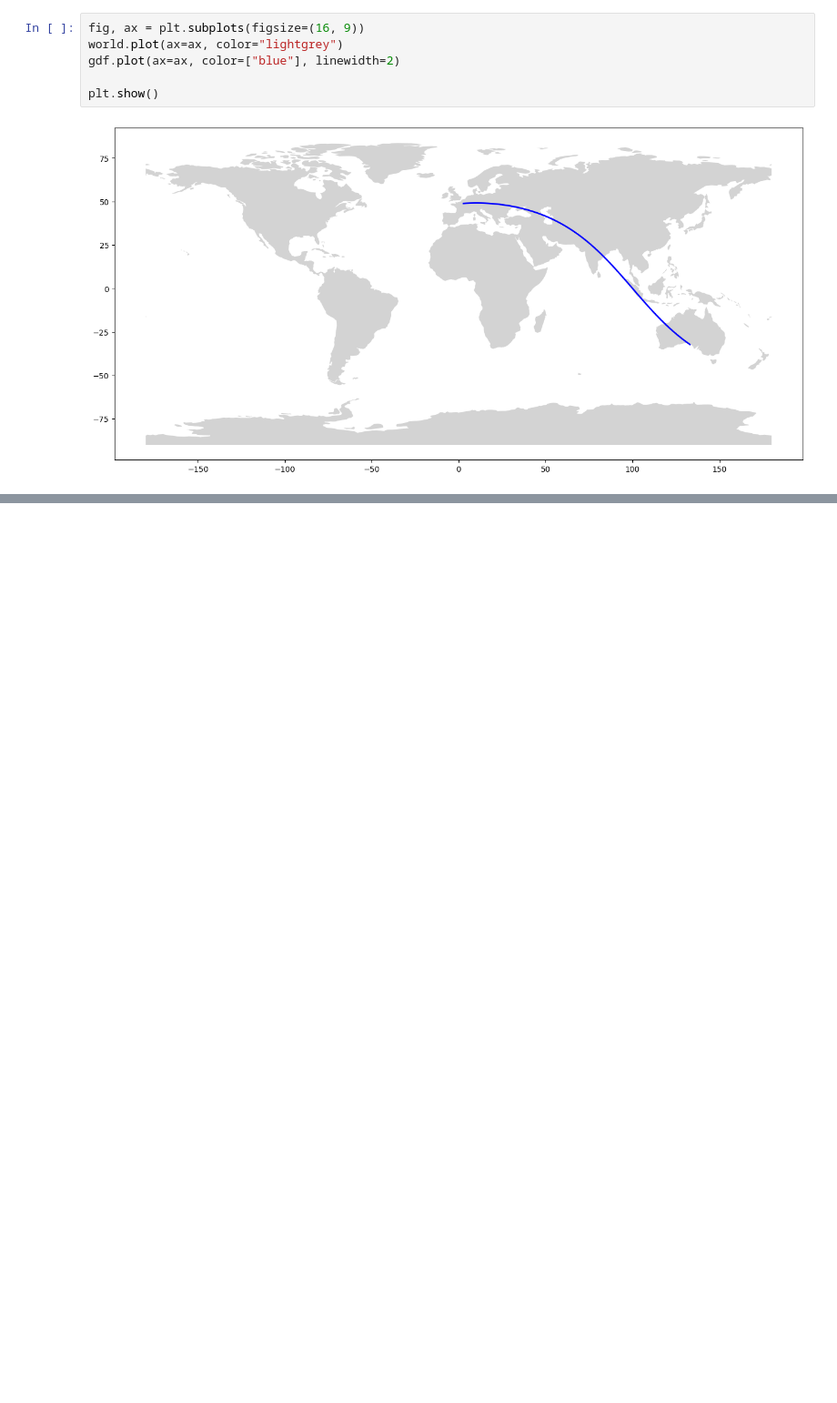
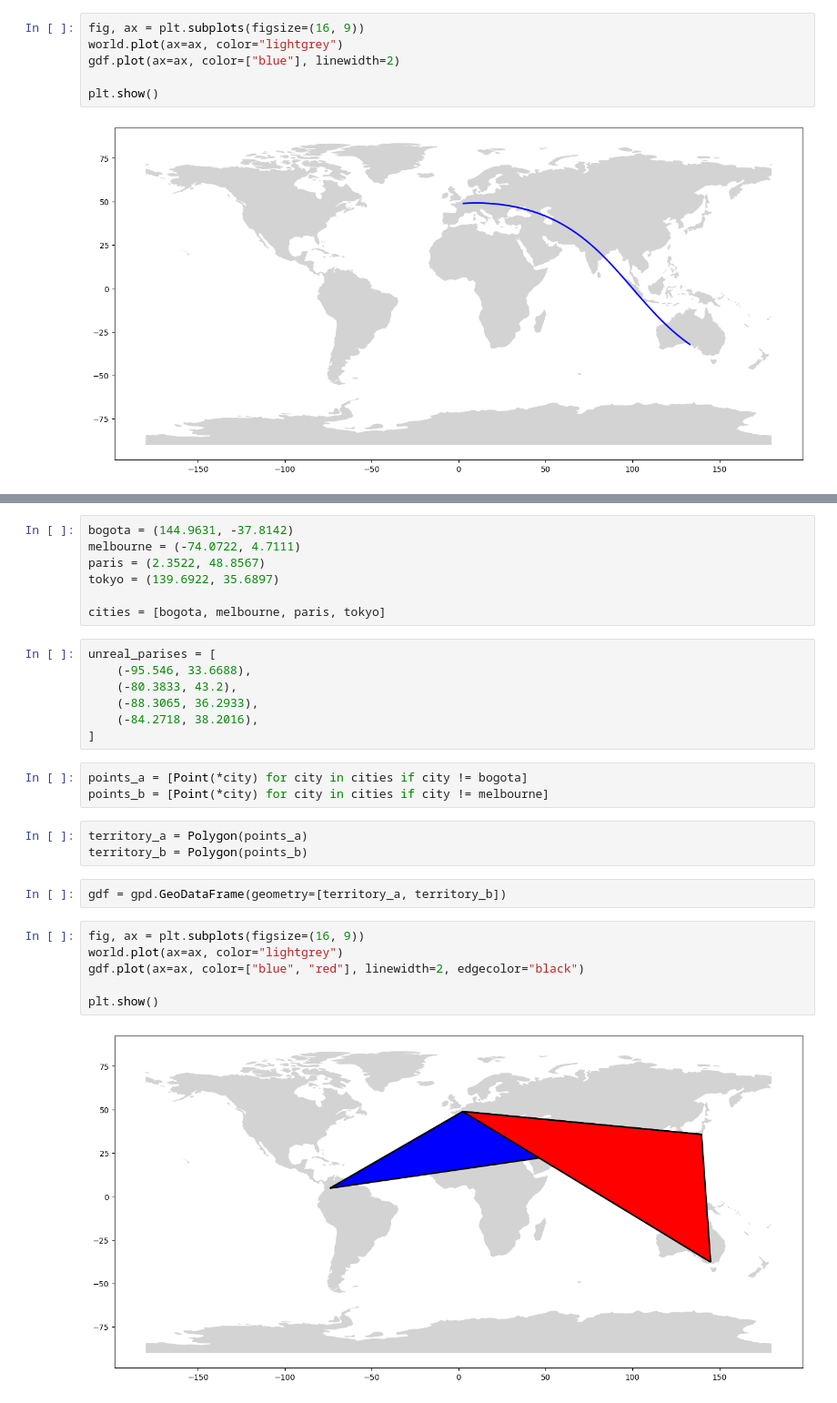
Before and after one commit to janiejestemja/geo, a Jupyter notebook: eda_sketch.ipynb, the cells around one changed output, grey strips where cells are left out. Shown at 91% size. Cells and saved outputs as stored; diff of their text form; blank space fills up the shorter version.

```diff
--- a/eda_sketch.ipynb
+++ b/eda_sketch.ipynb
@@ -499,0 +518,30 @@ plt.show()
+# %%
+bogota = (144.9631, -37.8142)
+melbourne = (-74.0722, 4.7111)
+paris = (2.3522, 48.8567)
+tokyo = (139.6922, 35.6897)
+
+cities = [bogota, melbourne, paris, tokyo]
+# %%
+unreal_parises = [
+    (-95.546, 33.6688),
+    (-80.3833, 43.2),
+    (-88.3065, 36.2933),
+    (-84.2718, 38.2016),
+]
+# %%
+points_a = [Point(*city) for city in cities if city != bogota]
+points_b = [Point(*city) for city in cities if city != melbourne]
+# %%
+territory_a = Polygon(points_a)
+territory_b = Polygon(points_b)
+# %%
+gdf = gpd.GeoDataFrame(geometry=[territory_a, territory_b])
+# %%
+fig, ax = plt.subplots(figsize=(16, 9))
+world.plot(ax=ax, color="lightgrey")
+gdf.plot(ax=ax, color=["blue", "red"], linewidth=2, edgecolor="black")
+
+plt.show()
+# %% [output]
+[figure, added]
```
Also changed, not shown: parts of 3 cells of this notebook.
